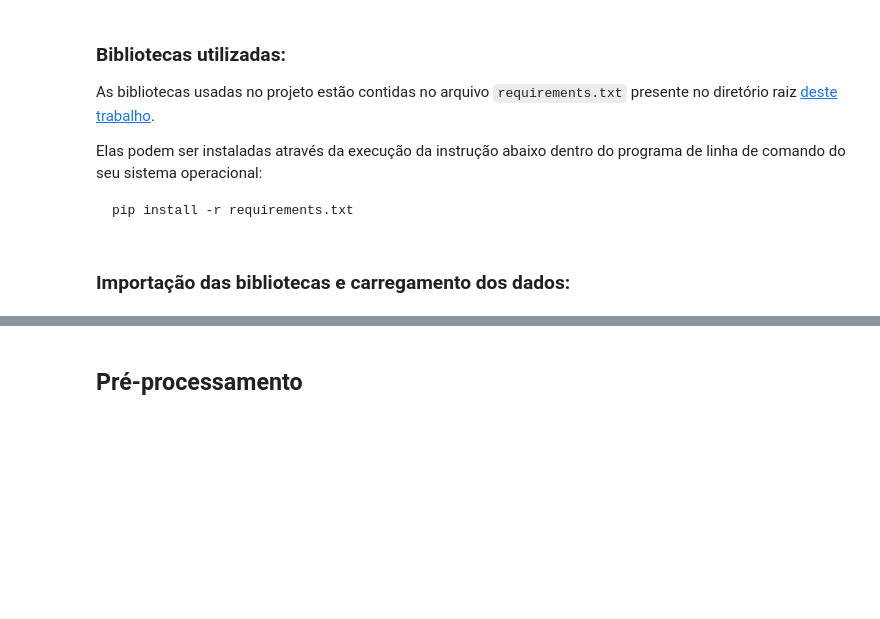
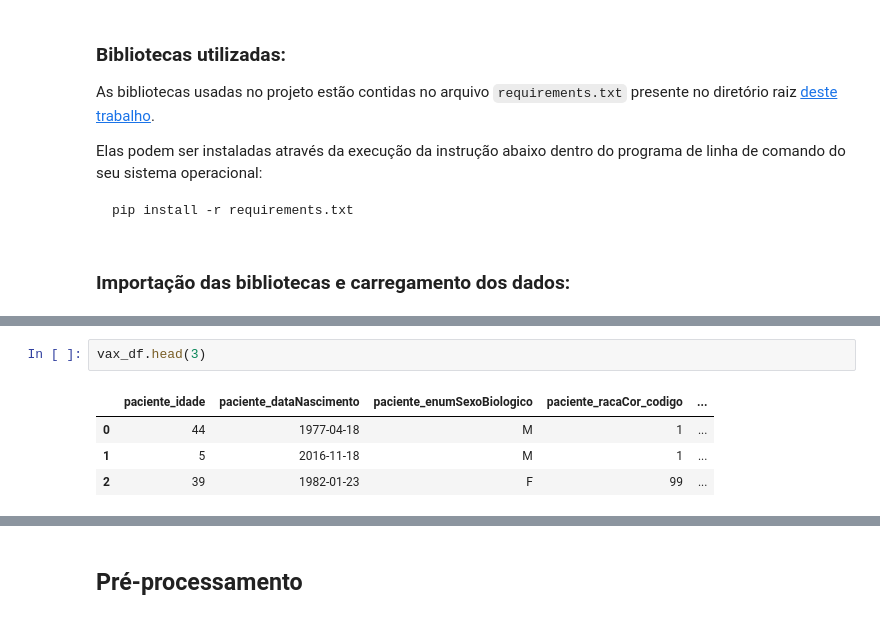
Before and after one commit to maxbarbosa/data-science-final-project, a Jupyter notebook: relatorio_final.ipynb, the cells around one changed output, grey strips where cells are left out. Drawn from its saved outputs; the diff is of its cells as text; blank space fills up the shorter version.

```diff
--- a/relatorio_final.ipynb
+++ b/relatorio_final.ipynb
@@ -64,0 +52,7 @@ casos_pb_df =  pd.read_csv("datasets/dados_pb.csv")
+# %%
+vax_df.head(3)
+# %% [output]
+|  | paciente_idade | paciente_dataNascimento | paciente_enumSexoBiologico | paciente_racaCor_codigo | ... |
+| 0 | 44 | 1977-04-18 | M | 1 | ... |
+| 1 | 5 | 2016-11-18 | M | 1 | ... |
+| 2 | 39 | 1982-01-23 | F | 99 | ... |
```
Also changed, not shown: parts of 33 cells of this notebook.
